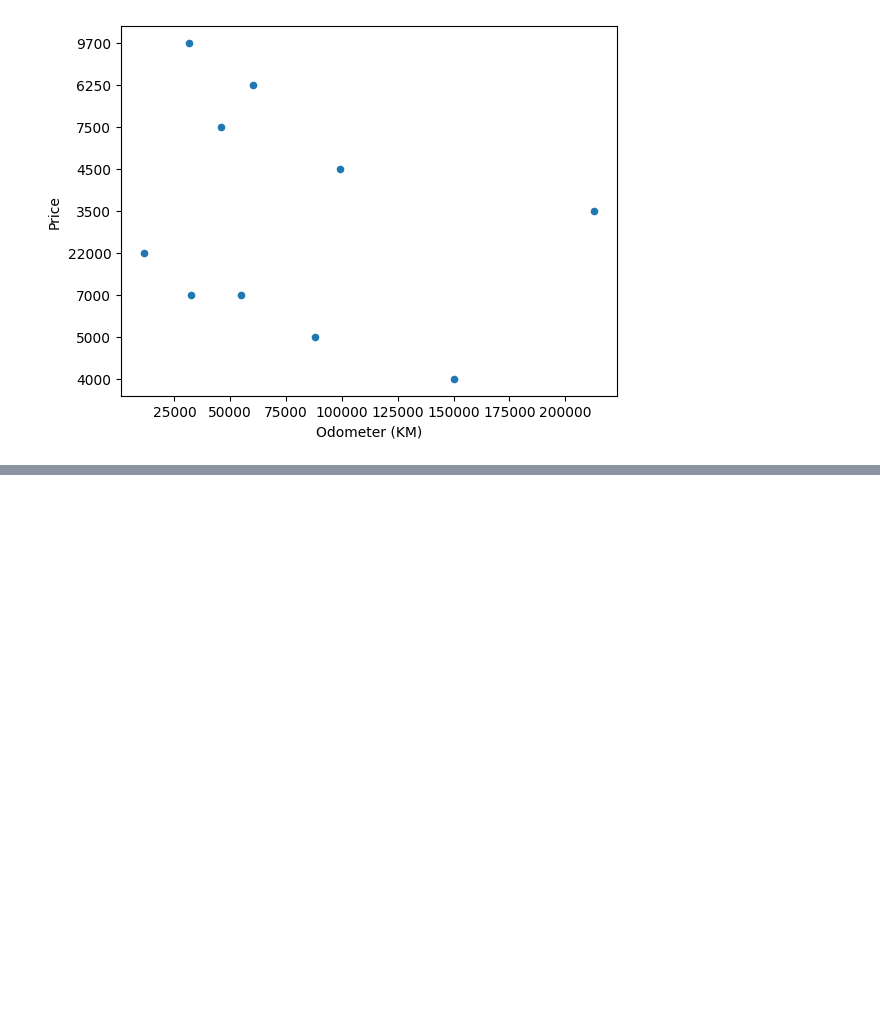
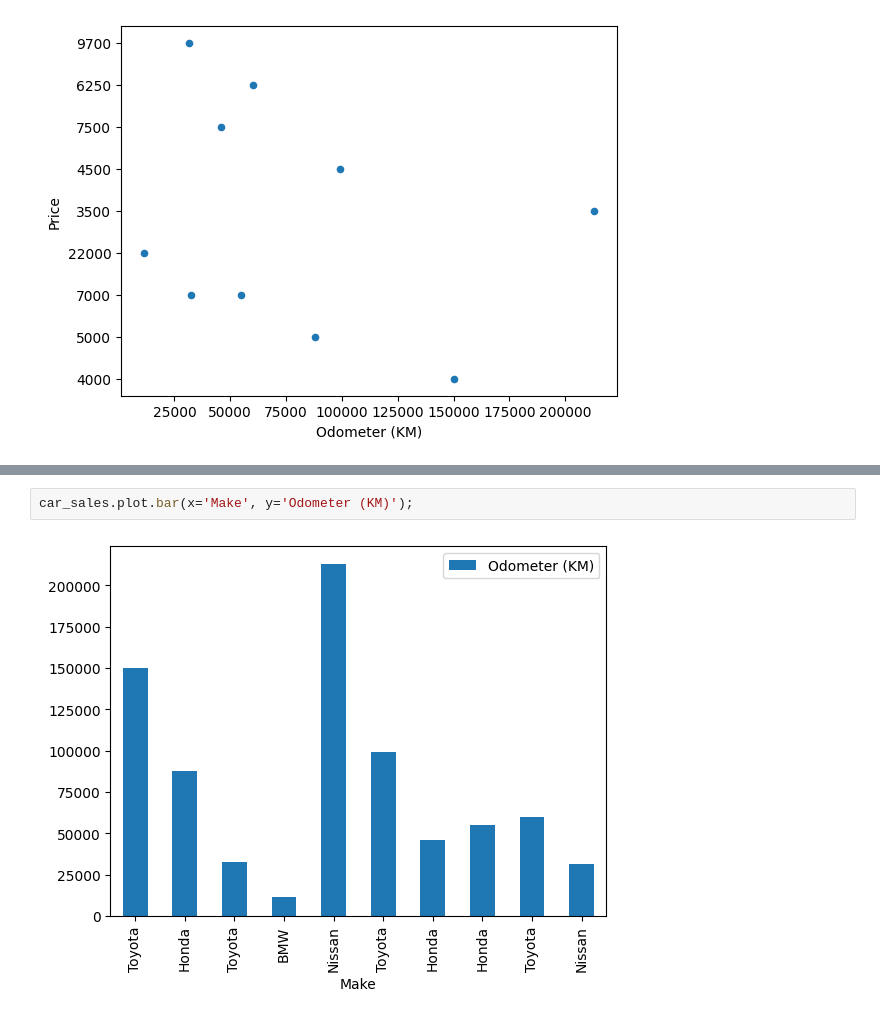
Before and after one commit to HerbertNtim/dataScience-ML, a Jupyter notebook: Introduction To Matplotlib.ipynb, the cells around one changed output, grey strips where cells are left out. Drawn from its saved outputs; the diff is of its cells as text; blank space fills up the shorter version.

```diff
--- a/Introduction To Matplotlib.ipynb
+++ b/Introduction To Matplotlib.ipynb
@@ -238,0 +266,4 @@ car_sales.plot(x="Odometer (KM)", y="Price", kind="scatter");
+# %%
+car_sales.plot.bar(x='Make', y='Odometer (KM)');
+# %% [output]
+[figure, added]
```
Also changed, not shown: parts of 5 cells of this notebook.
